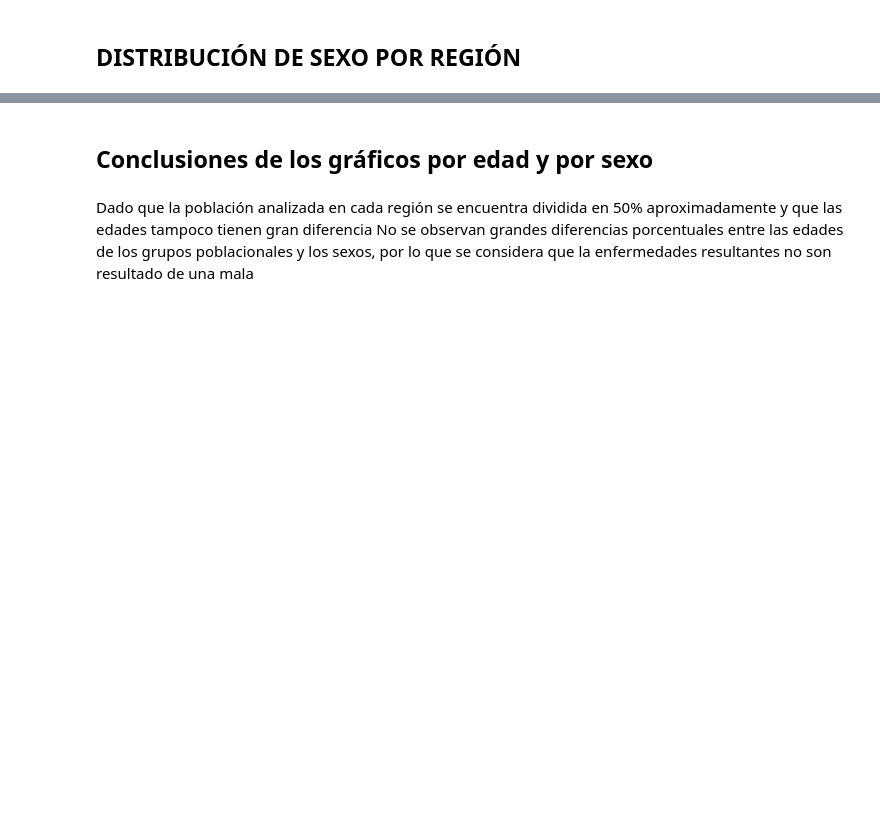
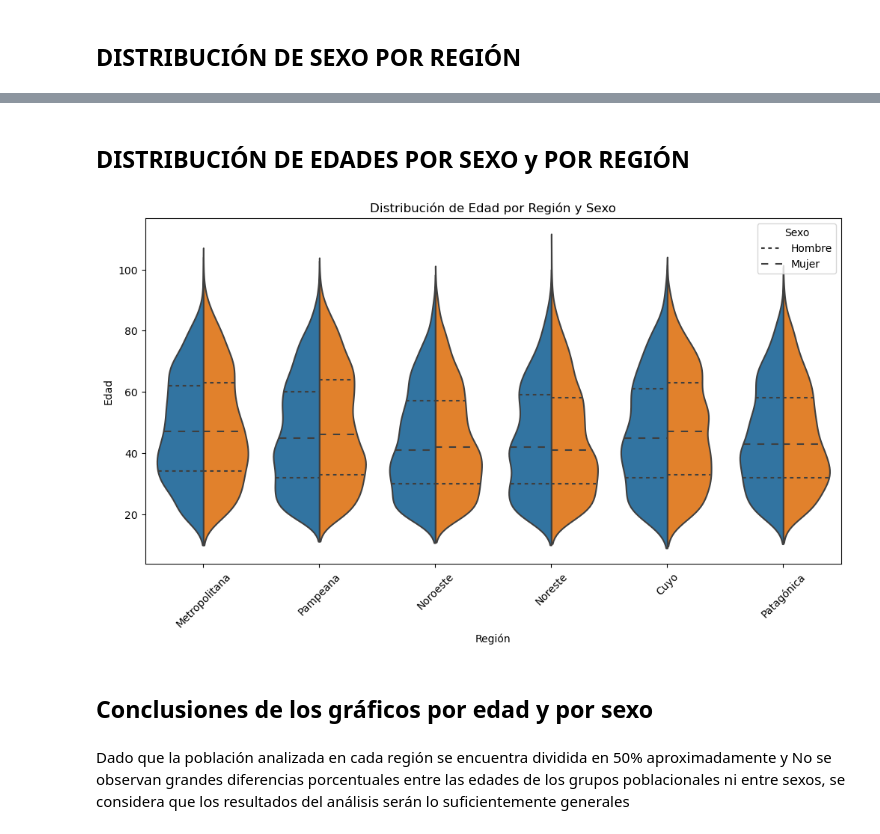
Before and after one commit to pupidly/AnalisisYPF, a Jupyter notebook: analisis_descriptivo.ipynb, the cells around one changed output, grey strips where cells are left out. Saved outputs shown, nothing was run; the diff lists cells and outputs as text; code cells hidden in the pictures; blank space fills up the shorter version.

Commit message:
agrego grafico violin y filtro filas en dataset reducido

```diff
--- a/analisis_descriptivo.ipynb
+++ b/analisis_descriptivo.ipynb
@@ -462,4 +464,17 @@ Patagónica     1732  2283
+# %% [markdown]
+## DISTRIBUCIÓN DE EDADES POR SEXO y POR REGIÓN
+# %%
+plt.figure(figsize=(12, 6))
+sns.violinplot(x=df3['region'], y=df3['edad'], hue=df3['sexo'], data=df3, split=True, inner="quart")
+plt.title('Distribución de Edad por Región y Sexo')
+plt.xlabel('Región')
+plt.ylabel('Edad')
+plt.legend(title='Sexo', loc='upper right', labels=['Hombre', 'Mujer'])
+plt.xticks(rotation=45)
+plt.show()
+# %% [output]
+[figure, added]
 # %% [markdown]
 ## Conclusiones de los gráficos por edad y por sexo
 # %% [markdown]
-Dado que la población analizada en cada región se encuentra dividida en 50% aproximadamente y que las edades tampoco tienen gran diferencia No se observan grandes diferencias porcentuales entre las edades de los grupos poblacionales y los sexos, por lo que se considera que la enfermedades resultantes no son resultado de una mala
+Dado que la población analizada en cada región se encuentra dividida en 50% aproximadamente y No se observan grandes diferencias porcentuales entre las edades de los grupos poblacionales ni entre sexos, se considera que los resultados del análisis serán lo suficientemente generales
```
Also changed, not shown: parts of 20 cells of this notebook, 3 other files.
